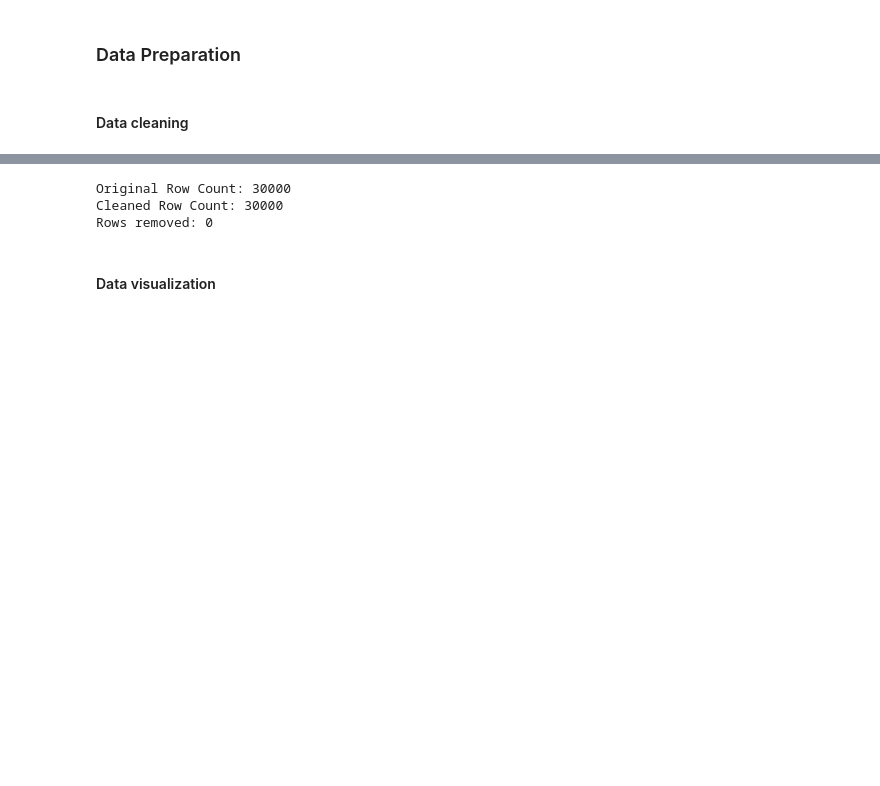
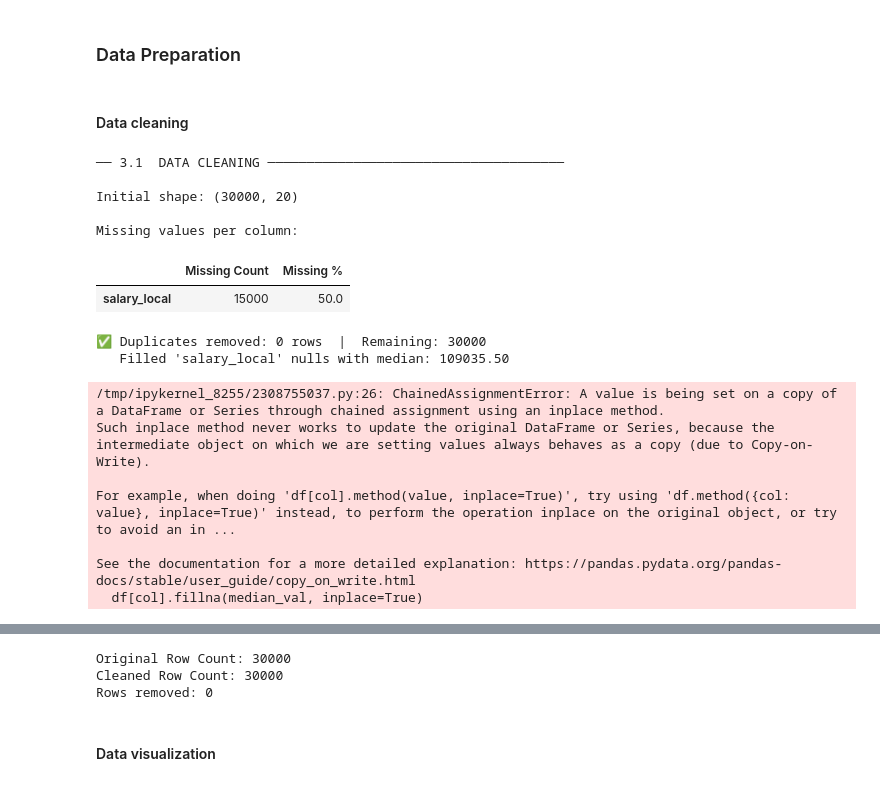
Before and after one commit to Atieng/Global-AI-Job-Market-Intelligence-Report, a Jupyter notebook: index.ipynb, the cells around one changed output, grey strips where cells are left out. Drawn from its saved outputs; the diff is of its cells as text; code cells hidden in the pictures; blank space fills up the shorter version.

```diff
--- a/index.ipynb
+++ b/index.ipynb
@@ -274,3 +265,48 @@ Total Duplicate Rows if we merge both files: 0
 ### Data Preparation
 # %% [markdown]
 #### Data cleaning
+# %%
+import numpy as np
+
+print("\n── 3.1  DATA CLEANING ──────────────────────────────────────\n")
+
+# 3.1.1  Initial  Shape of the dataset
+print(f"Initial shape: {df.shape}")
+print(f"\nMissing values per column:")
+missing = df.isnull().sum()
+missing_pct = (missing / len(df) * 100).round(2)
+missing_df = pd.DataFrame({'Missing Count': missing, 'Missing %': missing_pct})
+display(missing_df[missing_df['Missing Count'] > 0].sort_values('Missing %', ascending=False))
+
+# 3.1.2  Drop Full Duplicates
+# THe length of the dataframe before and after dropping the duplicate values
+before = len(df)
+df = df.drop_duplicates()
+after = len(df)
+print(f"\n✅ Duplicates removed: {before - after} rows  |  Remaining: {after}")
+
+# ── 3.1.3  Handle Missing Values ──────────────────────────────
+# Numeric columns → fill with median (robust to outliers)
+num_cols = df.select_dtypes(include=[np.number]).columns.tolist()
+for col in num_cols:
+    if df[col].isnull().sum() > 0:
+        median_val = df[col].median()
+        df[col].fillna(median_val, inplace=True)
+        print(f"   Filled '{col}' nulls with median: {median_val:.2f}")
+# %% [output]
+── 3.1  DATA CLEANING ──────────────────────────────────────
+
+Initial shape: (30000, 20)
+
+Missing values per column:
+|  | Missing Count | Missing % |
+| salary_local | 15000 | 50.0 |
+✅ Duplicates removed: 0 rows  |  Remaining: 30000
+   Filled 'salary_local' nulls with median: 109035.50
+/tmp/ipykernel_8255/2308755037.py:26: ChainedAssignmentError: A value is being set on a copy of a DataFrame or Series through chained assignment using an inplace method.
+Such inplace method never works to update the original DataFrame or Series, because the intermediate object on which we are setting values always behaves as a copy (due to Copy-on-Write).
+
+For example, when doing 'df[col].method(value, inplace=True)', try using 'df.method({col: value}, inplace=True)' instead, to perform the operation inplace on the original object, or try to avoid an in ...
+
+See the documentation for a more detailed explanation: https://pandas.pydata.org/pandas-docs/stable/user_guide/copy_on_write.html
+  df[col].fillna(median_val, inplace=True)
```
Also changed, not shown: parts of 19 cells of this notebook.
